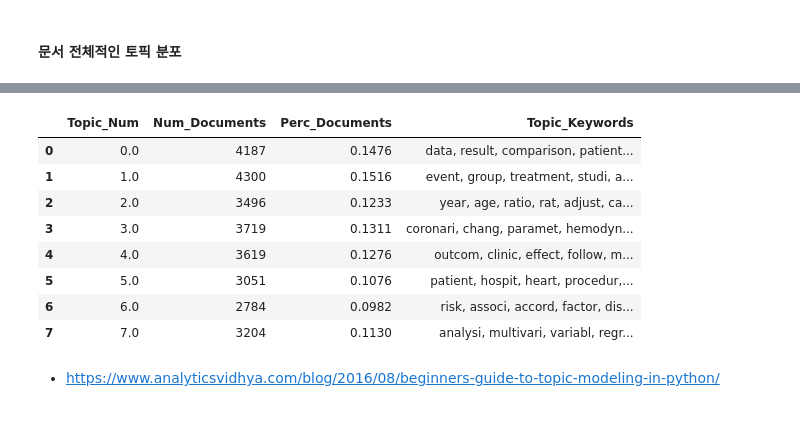
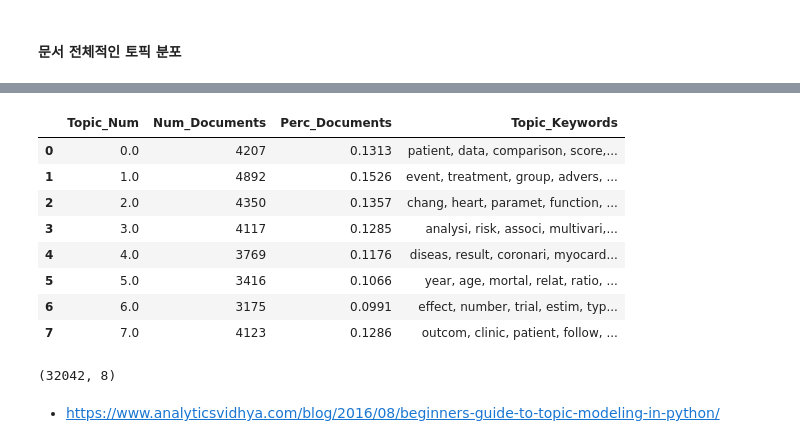
Before and after one commit to joyce04/NLP_N_Graph, a Jupyter notebook: topic_modeling/LDA_title_unigram_best.ipynb, the cells around one changed output, grey strips where cells are left out. Saved outputs shown, nothing was run; the diff lists cells and outputs as text; code cells hidden in the pictures.

```diff
--- a/topic_modeling/LDA_title_unigram_best.ipynb
+++ b/topic_modeling/LDA_title_unigram_best.ipynb
@@ -51,0 +67,5 @@ dtype: bool
+# %%
+documents.dropna(subset=['title'], inplace=True)
+documents = documents.reset_index()
+print(documents.isna().any())
+documents.shape
@@ -403,7 +454,7 @@ def get_optimal_model(model_type, optimal_topic_num):
                                                       corpus=bow_corpus, \
                                                       num_topics=optimal_topic_num, \
                                                       id2word=dictionary,\
-                                                      iterations=1000,\
+                                                      iterations=5000,\
                                                       prefix=directory+'/data/')
     elif model_type=='online':
         model = gensim.models.ldamodel.LdaModel(corpus=bow_corpus, id2word=dictionary, \
@@ -428,6 +479,7 @@ def get_optimal_model(model_type, optimal_topic_num):
 
     for i in range(optimal_topic_num):
         df=pd.DataFrame(model.show_topic(i), columns=['term','prob']).set_index('term')
+        print(df.shape)
 
         axi = fig.add_subplot(math.ceil(optimal_topic_num/2),2,i+1)
         axi.set_title('topic '+str(i+1))
@@ -892,0 +972,2 @@ df_topic_sents_mallet = get_rep_sents(df_topic_sents_keywords_mallet, 'mallet')
+# %%
+df_topic_sents_mallet.drop_duplicates(subset=['id'], inplace=True)
@@ -970,0 +1060,3 @@ df_topic_sents_keywords_mallet.to_csv('./mallet_results.tsv', sep='\t')
+# %%
+topic_num_keywords.drop_duplicates(inplace=True)
+topic_num_keywords
@@ -971,28 +1073,22 @@ df_topic_sents_keywords_mallet.to_csv('./mallet_results.tsv', sep='\t')
 # %%
-topic_counts = df_topic_sents_mallet['Topic_Num'].value_counts()
-topic_contribution = round(topic_counts/topic_counts.sum(), 4)
-
-topic_num_keywords = df_topic_sents_mallet[['Topic_Num', 'Topic_Keywords']]
-
-df_dominant_topics = pd.concat([topic_counts, topic_contribution], axis=1)
 df_dominant_topics.reset_index(level=0, inplace=True)
 df_dominant_topics.columns = ['Topic_Num', 'Num_Documents', 'Perc_Documents']
-df_dominant_topics = df_dominant_topics.merge(topic_num_keywords.drop_duplicates(), on='Topic_Num')
+df_dominant_topics = df_dominant_topics.merge(topic_num_keywords, on='Topic_Num')
 df_dominant_topics = df_dominant_topics.sort_values('Topic_Num')
 
 df_dominant_topics.reset_index(drop = True, inplace = True)
 df_dominant_topics.to_html(directory+'/mallet_distribution.html', index=False)
 df_dominant_topics.head(max_coherence_topic_num)
 # %% [output]
 |  | Topic_Num | Num_Documents | Perc_Documents | Topic_Keywords |
-| 0 | 0.0 | 4187 | 0.1476 | data, result, comparison, patient... |
-| 1 | 1.0 | 4300 | 0.1516 | event, group, treatment, studi, a... |
-| 2 | 2.0 | 3496 | 0.1233 | year, age, ratio, rat, adjust, ca... |
-| 3 | 3.0 | 3719 | 0.1311 | coronari, chang, paramet, hemodyn... |
-| 4 | 4.0 | 3619 | 0.1276 | outcom, clinic, effect, follow, m... |
-| 5 | 5.0 | 3051 | 0.1076 | patient, hospit, heart, procedur,... |
-| 6 | 6.0 | 2784 | 0.0982 | risk, associ, accord, factor, dis... |
-| 7 | 7.0 | 3204 | 0.1130 | analysi, multivari, variabl, regr... |
+| 0 | 0.0 | 4207 | 0.1313 | patient, data, comparison, score,... |
+| 1 | 1.0 | 4892 | 0.1526 | event, treatment, group, advers, ... |
+| 2 | 2.0 | 4350 | 0.1357 | chang, heart, paramet, function, ... |
+| 3 | 3.0 | 4117 | 0.1285 | analysi, risk, associ, multivari,... |
+| 4 | 4.0 | 3769 | 0.1176 | diseas, result, coronari, myocard... |
+| 5 | 5.0 | 3416 | 0.1066 | year, age, mortal, relat, ratio, ... |
+| 6 | 6.0 | 3175 | 0.0991 | effect, number, trial, estim, typ... |
+| 7 | 7.0 | 4123 | 0.1286 | outcom, clinic, patient, follow, ... |
 # %%
 # topic_counts = df_topic_sents_tfidf['Topic_Num'].value_counts()
 # topic_contribution = round(topic_counts/topic_counts.sum(), 4)
@@ -1023,3 +1119,7 @@ df_dominant_topics.head(max_coherence_topic_num)
 # df_dominant_topics.reset_index(drop = True, inplace = True)
 # df_dominant_topics.to_html(directory+'/on_distribution.html', index=False)
 # df_dominant_topics.head(max_coherence_topic_num)
+# %%
+theta.shape
+# %% [output]
+(32042, 8)
```
Also changed, not shown: parts of 40 cells of this notebook, 5 other files.
